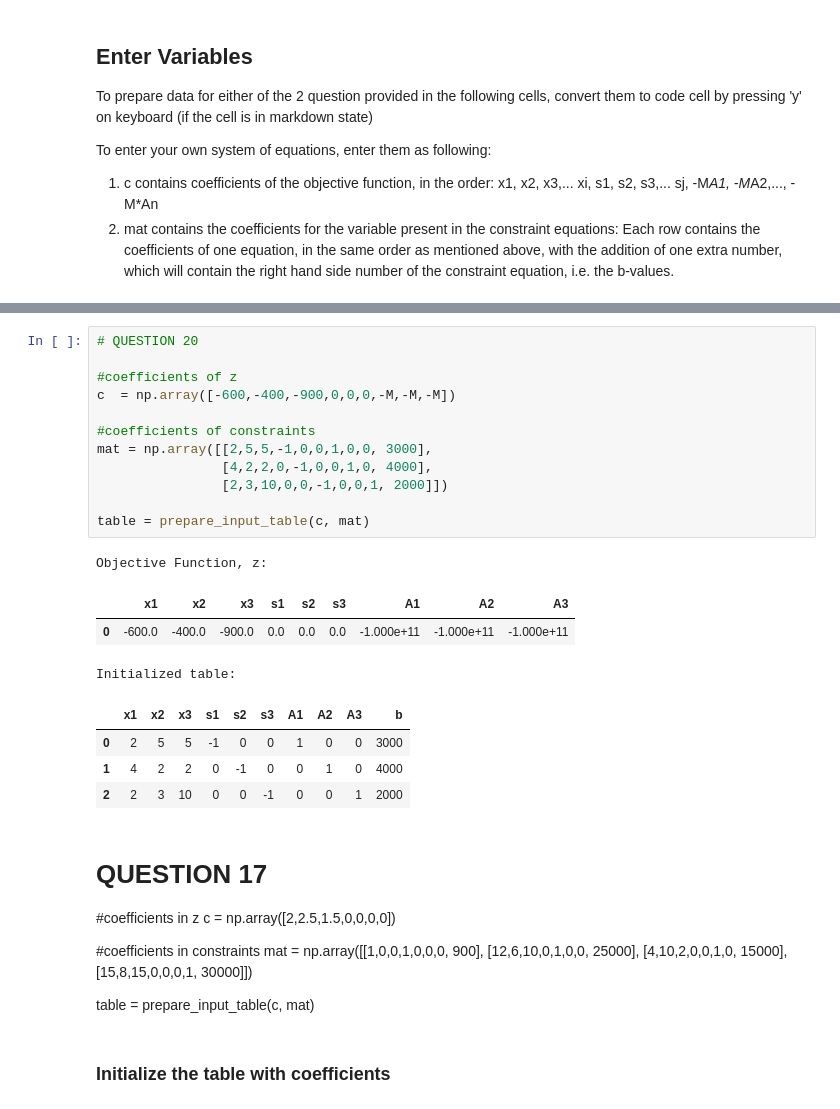
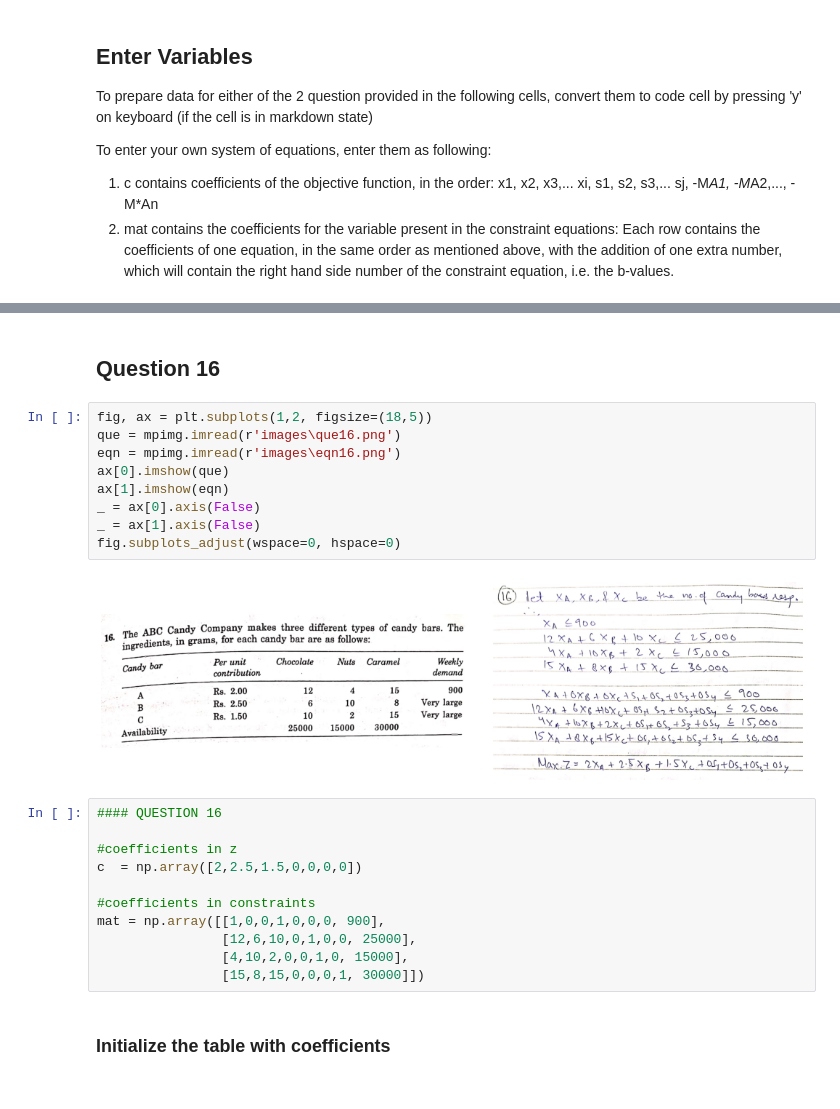
Before and after one commit to shariqfz/Simplex-Algorithm, a Jupyter notebook: Simplex Algorithm.ipynb, the cells around one changed output, grey strips where cells are left out. Drawn from its saved outputs; the diff is of its cells as text.

```diff
--- a/Simplex Algorithm.ipynb
+++ b/Simplex Algorithm.ipynb
@@ -25,39 +49,27 @@ To enter your own system of equations, enter them as following:
+# %% [markdown]
+## Question 16
+# %%
+fig, ax = plt.subplots(1,2, figsize=(18,5))
+que = mpimg.imread(r'images\que16.png')
+eqn = mpimg.imread(r'images\eqn16.png')
+ax[0].imshow(que)
+ax[1].imshow(eqn)
+_ = ax[0].axis(False)
+_ = ax[1].axis(False)
+fig.subplots_adjust(wspace=0, hspace=0)
+# %% [output]
+[figure, added]
 # %%
-# QUESTION 20
+#### QUESTION 16
 
-#coefficients of z
-c  = np.array([-600,-400,-900,0,0,0,-M,-M,-M])
+#coefficients in z
+c  = np.array([2,2.5,1.5,0,0,0,0])
 
-#coefficients of constraints
-mat = np.array([[2,5,5,-1,0,0,1,0,0, 3000],
-                [4,2,2,0,-1,0,0,1,0, 4000],
-                [2,3,10,0,0,-1,0,0,1, 2000]])
-
-table = prepare_input_table(c, mat)
+#coefficients in constraints
+mat = np.array([[1,0,0,1,0,0,0, 900],
+                [12,6,10,0,1,0,0, 25000],
+                [4,10,2,0,0,1,0, 15000],
+                [15,8,15,0,0,0,1, 30000]])
-# %% [output]
-Objective Function, z:
-|  | x1 | x2 | x3 | s1 | s2 | s3 | A1 | A2 | A3 |
-| 0 | -600.0 | -400.0 | -900.0 | 0.0 | 0.0 | 0.0 | -1.000e+11 | -1.000e+11 | -1.000e+11 |
-Initialized table:
-|  | x1 | x2 | x3 | s1 | s2 | s3 | A1 | A2 | A3 | b |
-| 0 | 2 | 5 | 5 | -1 | 0 | 0 | 1 | 0 | 0 | 3000 |
-| 1 | 4 | 2 | 2 | 0 | -1 | 0 | 0 | 1 | 0 | 4000 |
-| 2 | 2 | 3 | 10 | 0 | 0 | -1 | 0 | 0 | 1 | 2000 |
-# %% [markdown]
-# QUESTION 17
-
-
-#coefficients in z
-c  = np.array([2,2.5,1.5,0,0,0,0])
-
-#coefficients in constraints
-mat = np.array([[1,0,0,1,0,0,0, 900],
-                [12,6,10,0,1,0,0, 25000],
-                [4,10,2,0,0,1,0, 15000],
-                [15,8,15,0,0,0,1, 30000]])
-
-
-table = prepare_input_table(c, mat)
 # %% [markdown]
 ### Initialize the table with coefficients
 # %%
```
Also changed, not shown: parts of 7 cells of this notebook, 5 other files.
